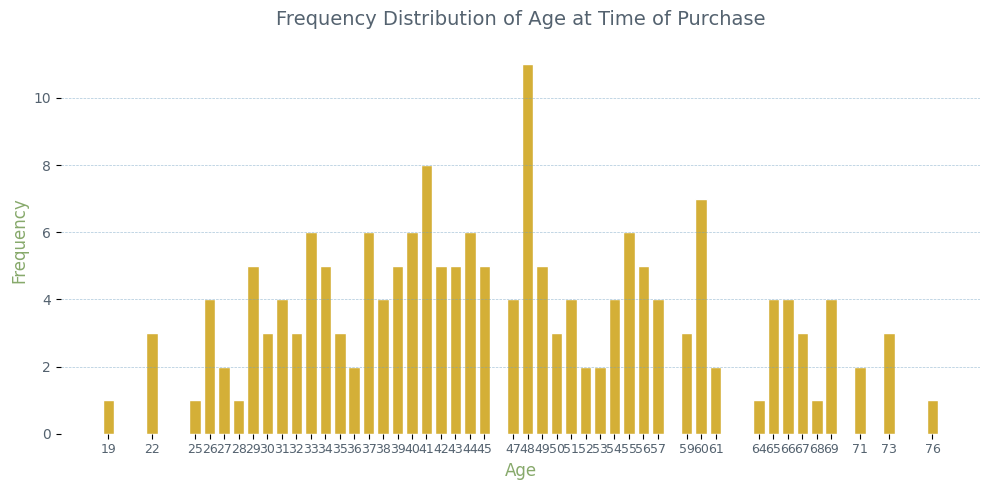
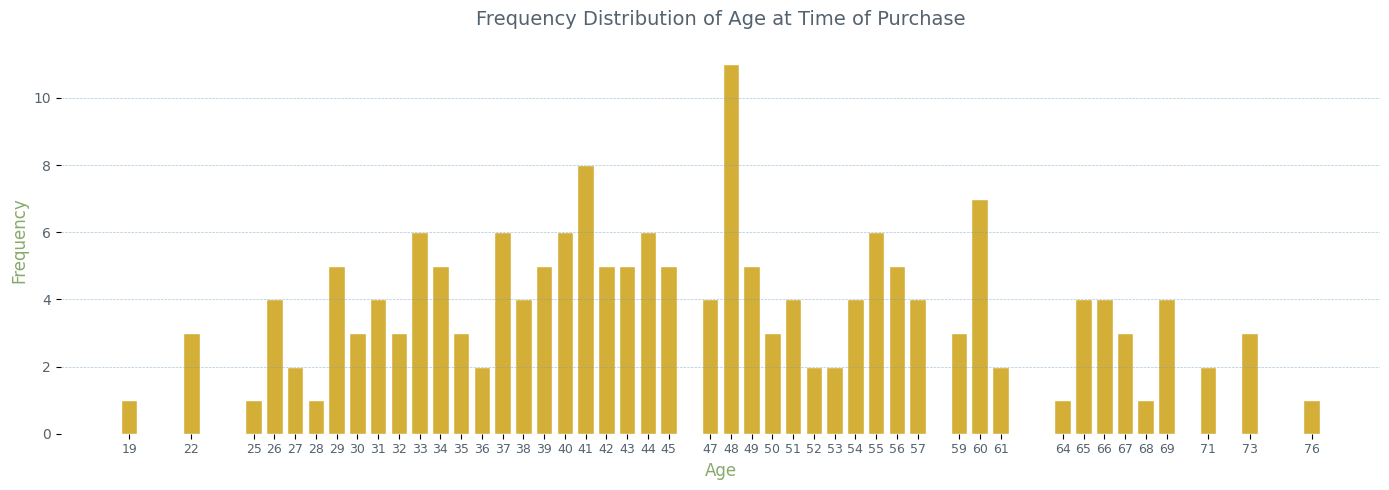
Code edit (unified diff) that turned the first committed figure into the second:
--- before
+++ after
@@ -1,5 +1,5 @@
 import matplotlib.pyplot as plt
 
-plt.figure(figsize=(10, 5))
+plt.figure(figsize=(14, 5))
 
 bars = plt.bar(

Commit: Add files via upload